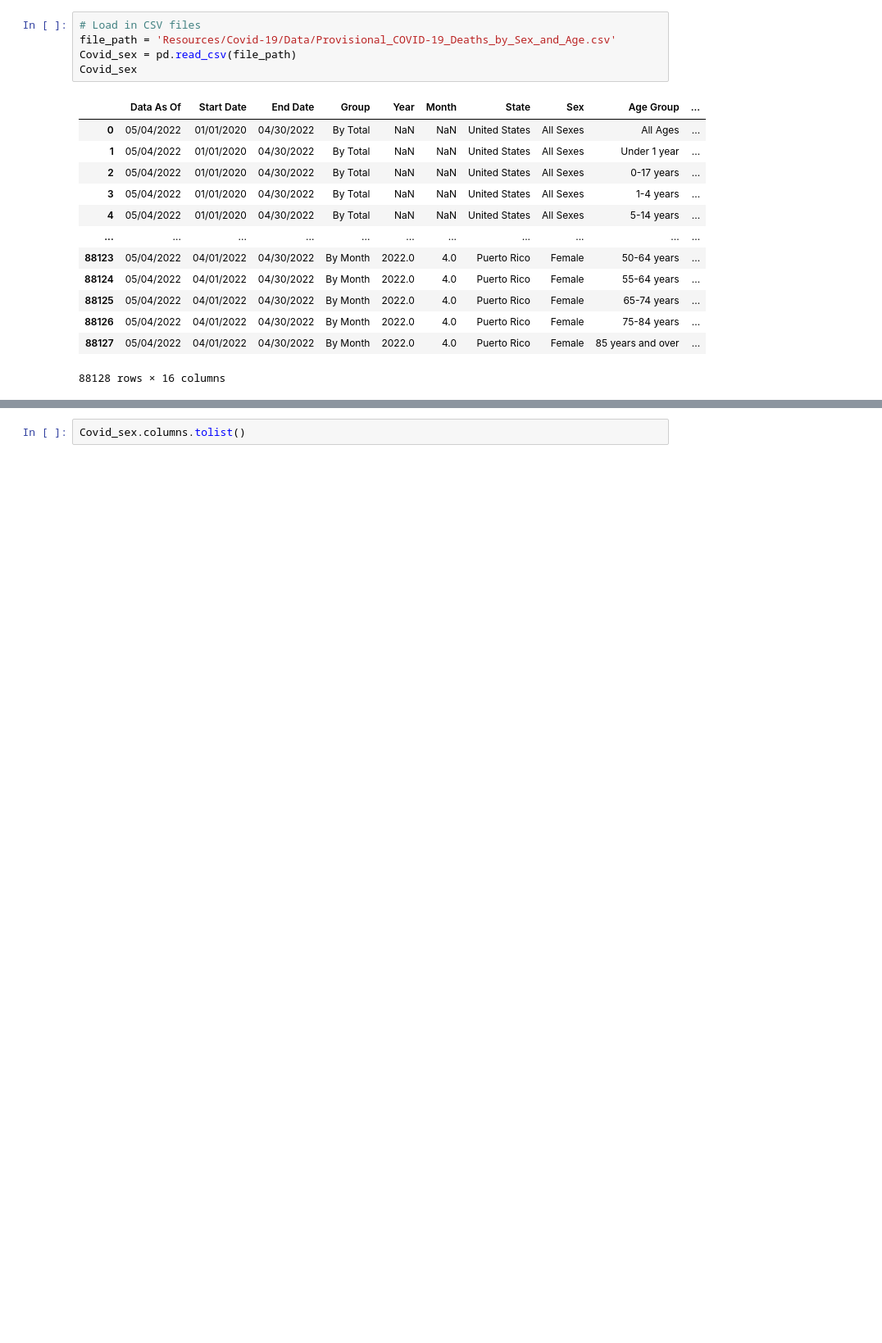
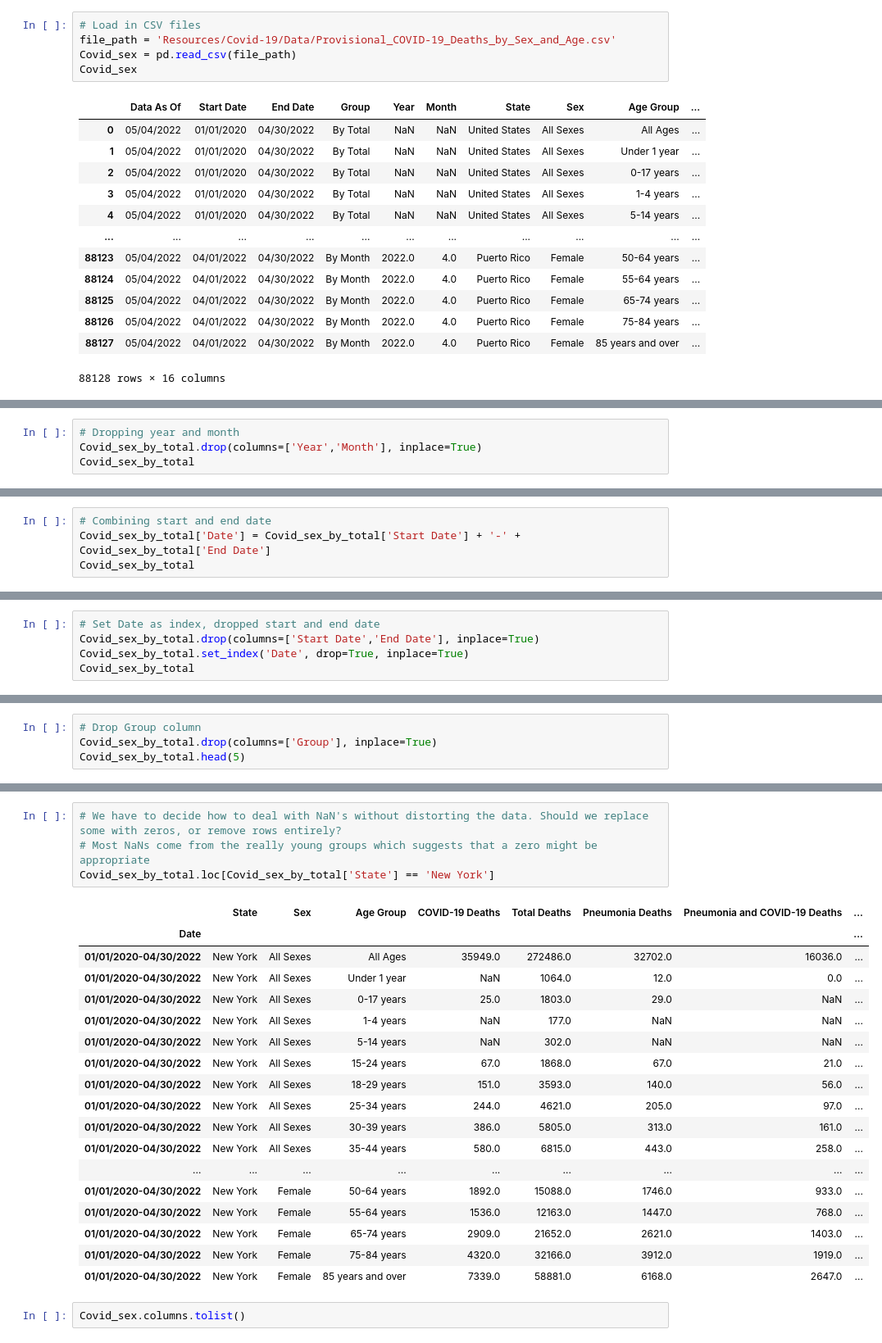
Before and after one commit to HartChrisT/Covid_Comorbidities, a Jupyter notebook: COVID_DataFrames.ipynb, the cells around one changed output, grey strips where cells are left out. Shown at 82% size. Saved outputs shown, nothing was run; the diff lists cells and outputs as text; blank space fills up the shorter version.

Commit message:
added some exploratory analysis and data cleaning

```diff
--- a/COVID_DataFrames.ipynb
+++ b/COVID_DataFrames.ipynb
@@ -59,0 +91,4 @@ Covid_sex
+# %%
+# Dropping year and month
+Covid_sex_by_total.drop(columns=['Year','Month'], inplace=True)
+Covid_sex_by_total
@@ -59,0 +113,4 @@ Covid_sex
+# %%
+# Combining start and end date
+Covid_sex_by_total['Date'] = Covid_sex_by_total['Start Date'] + '-' + Covid_sex_by_total['End Date']
+Covid_sex_by_total
@@ -59,0 +136,5 @@ Covid_sex
+# %%
+# Set Date as index, dropped start and end date
+Covid_sex_by_total.drop(columns=['Start Date','End Date'], inplace=True)
+Covid_sex_by_total.set_index('Date', drop=True, inplace=True)
+Covid_sex_by_total
@@ -59,0 +156,4 @@ Covid_sex
+# %%
+# Drop Group column
+Covid_sex_by_total.drop(columns=['Group'], inplace=True)
+Covid_sex_by_total.head(5)
@@ -60,3 +172,26 @@ Covid_sex
+# %%
+# We have to decide how to deal with NaN's without distorting the data. Should we replace some with zeros, or remove rows entirely?
+# Most NaNs come from the really young groups which suggests that a zero might be appropriate
+Covid_sex_by_total.loc[Covid_sex_by_total['State'] == 'New York']
+# %% [output]
+|  | State | Sex | Age Group | COVID-19 Deaths | Total Deaths | Pneumonia Deaths | Pneumonia and COVID-19 Deaths | ... |
+| Date |  |  |  |  |  |  |  | ... |
+| 01/01/2020-04/30/2022 | New York | All Sexes | All Ages | 35949.0 | 272486.0 | 32702.0 | 16036.0 | ... |
+| 01/01/2020-04/30/2022 | New York | All Sexes | Under 1 year | NaN | 1064.0 | 12.0 | 0.0 | ... |
+| 01/01/2020-04/30/2022 | New York | All Sexes | 0-17 years | 25.0 | 1803.0 | 29.0 | NaN | ... |
+| 01/01/2020-04/30/2022 | New York | All Sexes | 1-4 years | NaN | 177.0 | NaN | NaN | ... |
+| 01/01/2020-04/30/2022 | New York | All Sexes | 5-14 years | NaN | 302.0 | NaN | NaN | ... |
+| 01/01/2020-04/30/2022 | New York | All Sexes | 15-24 years | 67.0 | 1868.0 | 67.0 | 21.0 | ... |
+| 01/01/2020-04/30/2022 | New York | All Sexes | 18-29 years | 151.0 | 3593.0 | 140.0 | 56.0 | ... |
+| 01/01/2020-04/30/2022 | New York | All Sexes | 25-34 years | 244.0 | 4621.0 | 205.0 | 97.0 | ... |
+| 01/01/2020-04/30/2022 | New York | All Sexes | 30-39 years | 386.0 | 5805.0 | 313.0 | 161.0 | ... |
+| 01/01/2020-04/30/2022 | New York | All Sexes | 35-44 years | 580.0 | 6815.0 | 443.0 | 258.0 | ... |
+| ... | ... | ... | ... | ... | ... | ... | ... | ... |
+| 01/01/2020-04/30/2022 | New York | Female | 50-64 years | 1892.0 | 15088.0 | 1746.0 | 933.0 | ... |
+| 01/01/2020-04/30/2022 | New York | Female | 55-64 years | 1536.0 | 12163.0 | 1447.0 | 768.0 | ... |
+| 01/01/2020-04/30/2022 | New York | Female | 65-74 years | 2909.0 | 21652.0 | 2621.0 | 1403.0 | ... |
+| 01/01/2020-04/30/2022 | New York | Female | 75-84 years | 4320.0 | 32166.0 | 3912.0 | 1919.0 | ... |
+| 01/01/2020-04/30/2022 | New York | Female | 85 years and over | 7339.0 | 58881.0 | 6168.0 | 2647.0 | ... |
 # %%
 Covid_sex.columns.tolist()
 # %% [output]
```
Also changed, not shown: parts of 7 cells of this notebook.
